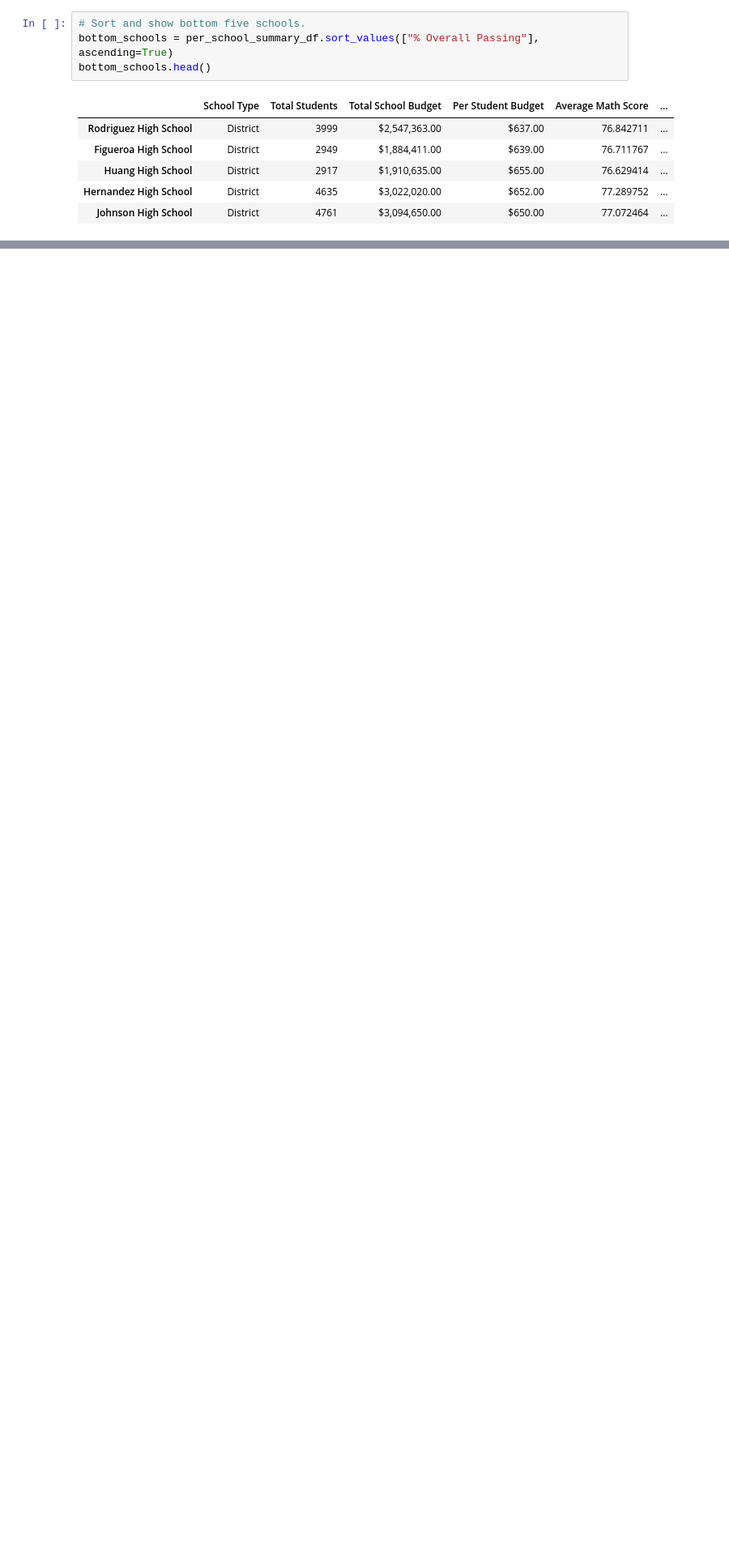
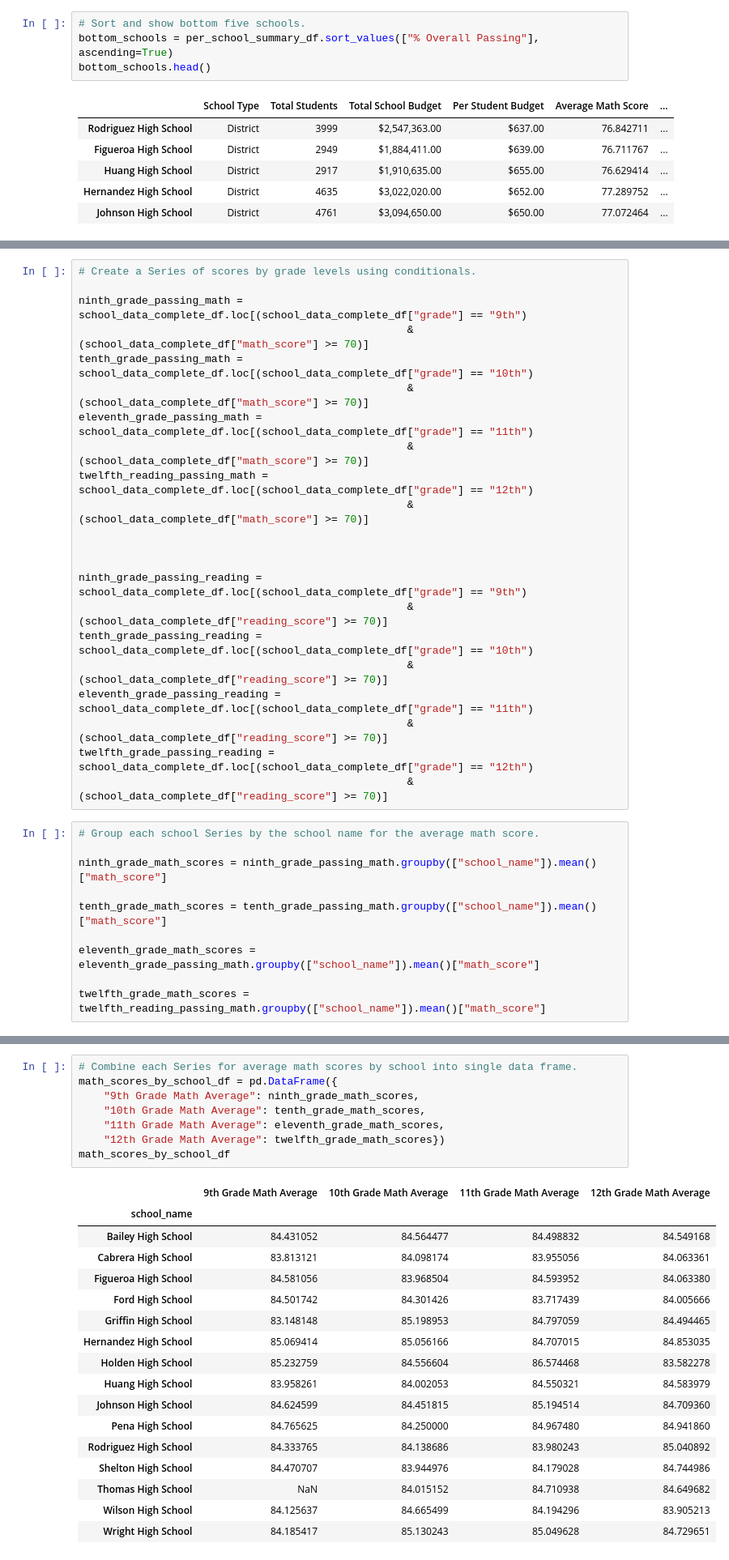
Before and after one commit to doloresbryant83/School_District_Analysis, a Jupyter notebook: PyCitySchools_Challenge_testing.ipynb, the cells around one changed output, grey strips where cells are left out. Shown at 81% size. Cells and saved outputs as stored; diff of their text form; blank space fills up the shorter version.

```diff
--- a/PyCitySchools_Challenge_testing.ipynb
+++ b/PyCitySchools_Challenge_testing.ipynb
@@ -1249,0 +394,32 @@ per_school_summary_df
+# %%
+# Create a Series of scores by grade levels using conditionals.
+
+ninth_grade_passing_math = school_data_complete_df.loc[(school_data_complete_df["grade"] == "9th")
+                                                    & (school_data_complete_df["math_score"] >= 70)]
+tenth_grade_passing_math = school_data_complete_df.loc[(school_data_complete_df["grade"] == "10th")
+                                                    & (school_data_complete_df["math_score"] >= 70)]
+eleventh_grade_passing_math = school_data_complete_df.loc[(school_data_complete_df["grade"] == "11th")
+                                                    & (school_data_complete_df["math_score"] >= 70)]
+twelfth_reading_passing_math = school_data_complete_df.loc[(school_data_complete_df["grade"] == "12th")
+                                                    & (school_data_complete_df["math_score"] >= 70)]
+
+
+
+ninth_grade_passing_reading = school_data_complete_df.loc[(school_data_complete_df["grade"] == "9th")
+                                                    & (school_data_complete_df["reading_score"] >= 70)]
+tenth_grade_passing_reading = school_data_complete_df.loc[(school_data_complete_df["grade"] == "10th")
+                                                    & (school_data_complete_df["reading_score"] >= 70)]
+eleventh_grade_passing_reading = school_data_complete_df.loc[(school_data_complete_df["grade"] == "11th")
+                                                    & (school_data_complete_df["reading_score"] >= 70)]
+twelfth_grade_passing_reading = school_data_complete_df.loc[(school_data_complete_df["grade"] == "12th")
+                                                    & (school_data_complete_df["reading_score"] >= 70)]
+# %%
+# Group each school Series by the school name for the average math score.
+
+ninth_grade_math_scores = ninth_grade_passing_math.groupby(["school_name"]).mean()["math_score"]
+
+tenth_grade_math_scores = tenth_grade_passing_math.groupby(["school_name"]).mean()["math_score"]
+
+eleventh_grade_math_scores = eleventh_grade_passing_math.groupby(["school_name"]).mean()["math_score"]
+
+twelfth_grade_math_scores = twelfth_reading_passing_math.groupby(["school_name"]).mean()["math_score"]
@@ -1249,0 +436,26 @@ per_school_summary_df
+# %%
+# Combine each Series for average math scores by school into single data frame.
+math_scores_by_school_df = pd.DataFrame({
+    "9th Grade Math Average": ninth_grade_math_scores,
+    "10th Grade Math Average": tenth_grade_math_scores,
+    "11th Grade Math Average": eleventh_grade_math_scores,
+    "12th Grade Math Average": twelfth_grade_math_scores})
+math_scores_by_school_df
+# %% [output]
+|  | 9th Grade Math Average | 10th Grade Math Average | 11th Grade Math Average | 12th Grade Math Average |
+| school_name |  |  |  |  |
+| Bailey High School | 84.431052 | 84.564477 | 84.498832 | 84.549168 |
+| Cabrera High School | 83.813121 | 84.098174 | 83.955056 | 84.063361 |
+| Figueroa High School | 84.581056 | 83.968504 | 84.593952 | 84.063380 |
+| Ford High School | 84.501742 | 84.301426 | 83.717439 | 84.005666 |
+| Griffin High School | 83.148148 | 85.198953 | 84.797059 | 84.494465 |
+| Hernandez High School | 85.069414 | 85.056166 | 84.707015 | 84.853035 |
+| Holden High School | 85.232759 | 84.556604 | 86.574468 | 83.582278 |
+| Huang High School | 83.958261 | 84.002053 | 84.550321 | 84.583979 |
+| Johnson High School | 84.624599 | 84.451815 | 85.194514 | 84.709360 |
+| Pena High School | 84.765625 | 84.250000 | 84.967480 | 84.941860 |
+| Rodriguez High School | 84.333765 | 84.138686 | 83.980243 | 85.040892 |
+| Shelton High School | 84.470707 | 83.944976 | 84.179028 | 84.744986 |
+| Thomas High School | NaN | 84.015152 | 84.710938 | 84.649682 |
+| Wilson High School | 84.125637 | 84.665499 | 84.194296 | 83.905213 |
+| Wright High School | 84.185417 | 85.130243 | 85.049628 | 84.729651 |
```
Also changed, not shown: parts of 102 cells of this notebook.
